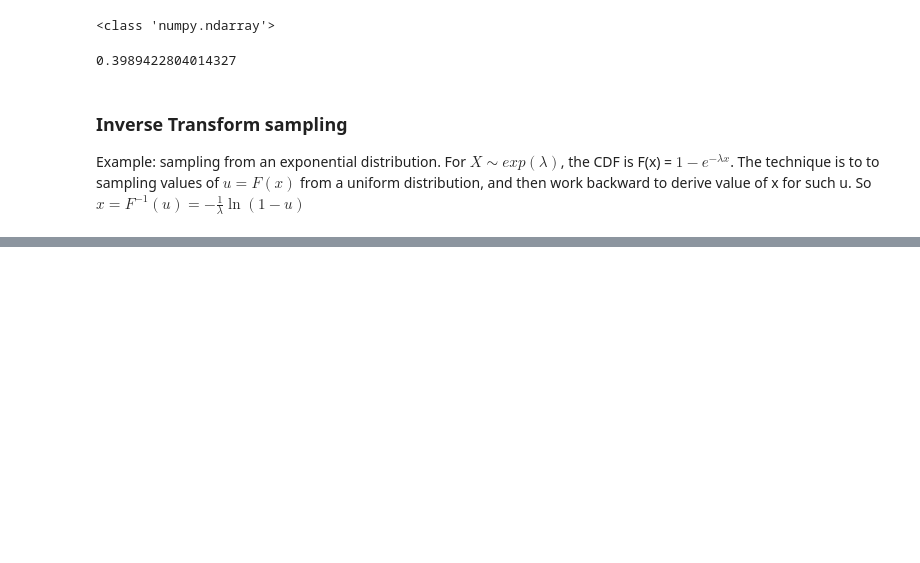
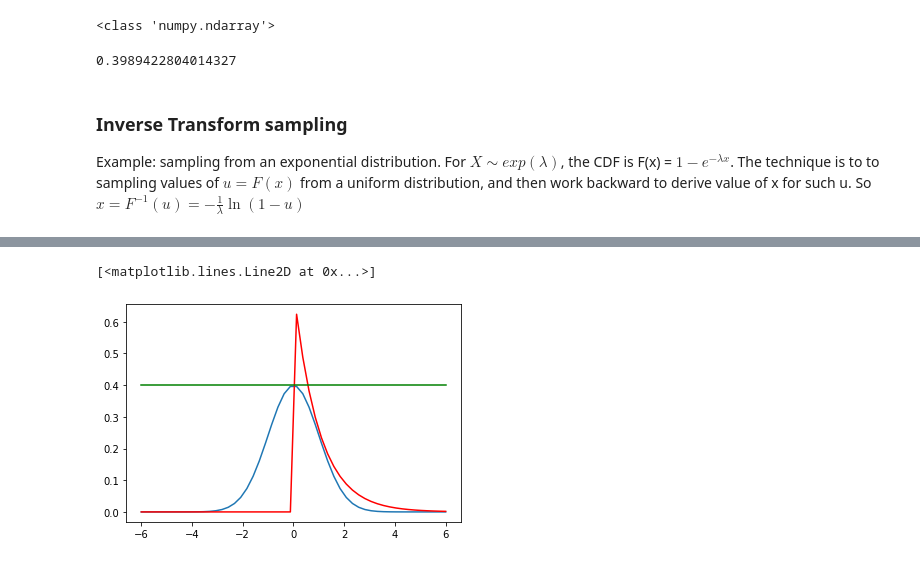
Before and after one commit to kyle-nguyennn/computational-finance, a Jupyter notebook: python/Simulation_and_Monte_Carlo_examples.ipynb, the cells around one changed output, grey strips where cells are left out. Saved outputs shown, nothing was run; the diff lists cells and outputs as text; code cells hidden in the pictures; blank space fills up the shorter version.

```diff
--- a/python/Simulation_and_Monte_Carlo_examples.ipynb
+++ b/python/Simulation_and_Monte_Carlo_examples.ipynb
@@ -73,0 +78,8 @@ plot_samples(exp_samples, bins=1000)
+# %%
+x = np.linspace(-6, 6) # so we pick the support of [-6, 6]
+plt.plot(x, stats.norm.pdf(x))
+plt.plot(x, 0.705*stats.expon.pdf(x), color='red')
+plt.plot(x, 0.399*12*stats.uniform.pdf(x, loc=-6, scale=12), color='green')
+# %% [output]
+[<matplotlib.lines.Line2D at 0x...>]
+[figure, added]
```
Also changed, not shown: parts of 11 cells of this notebook.
